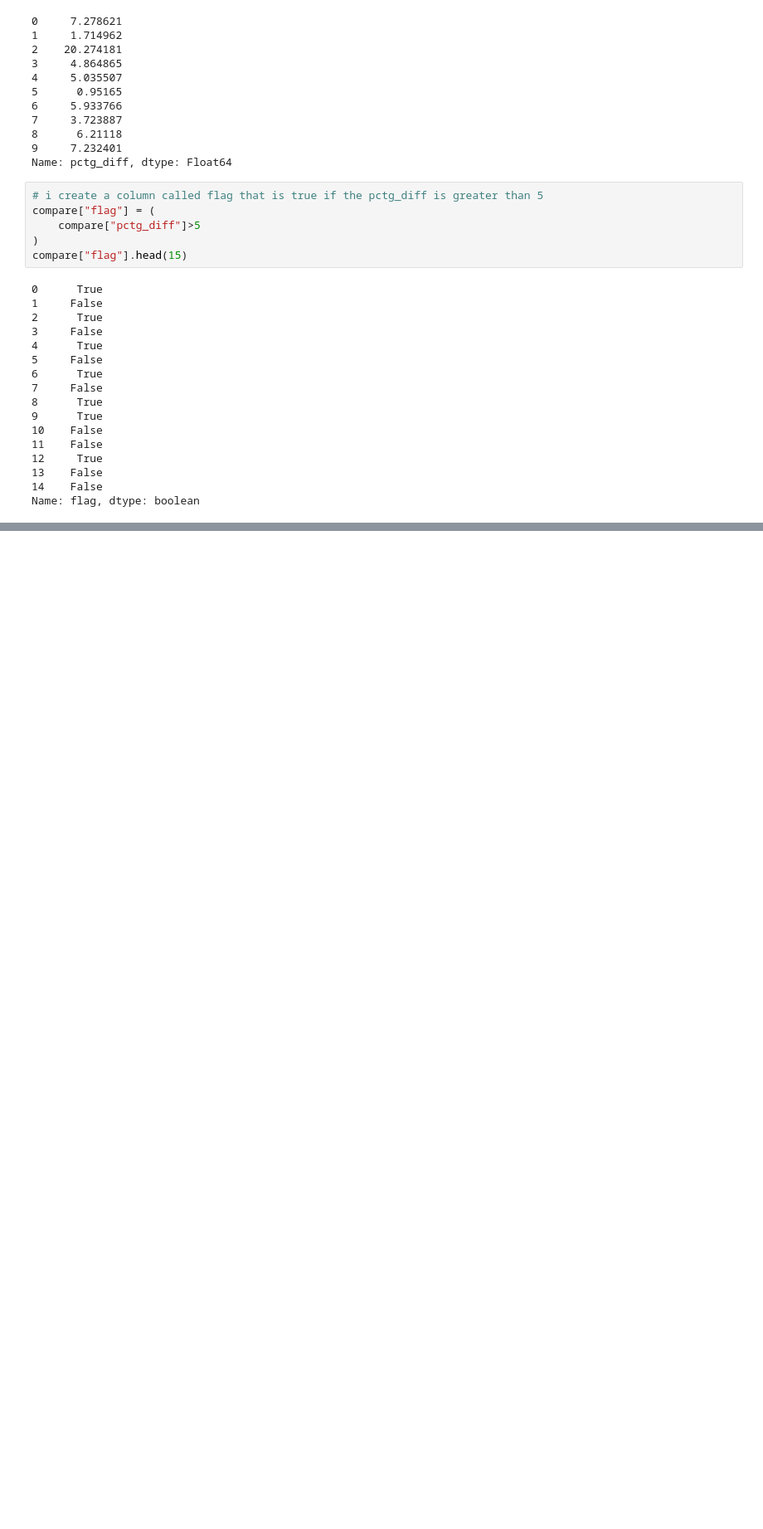
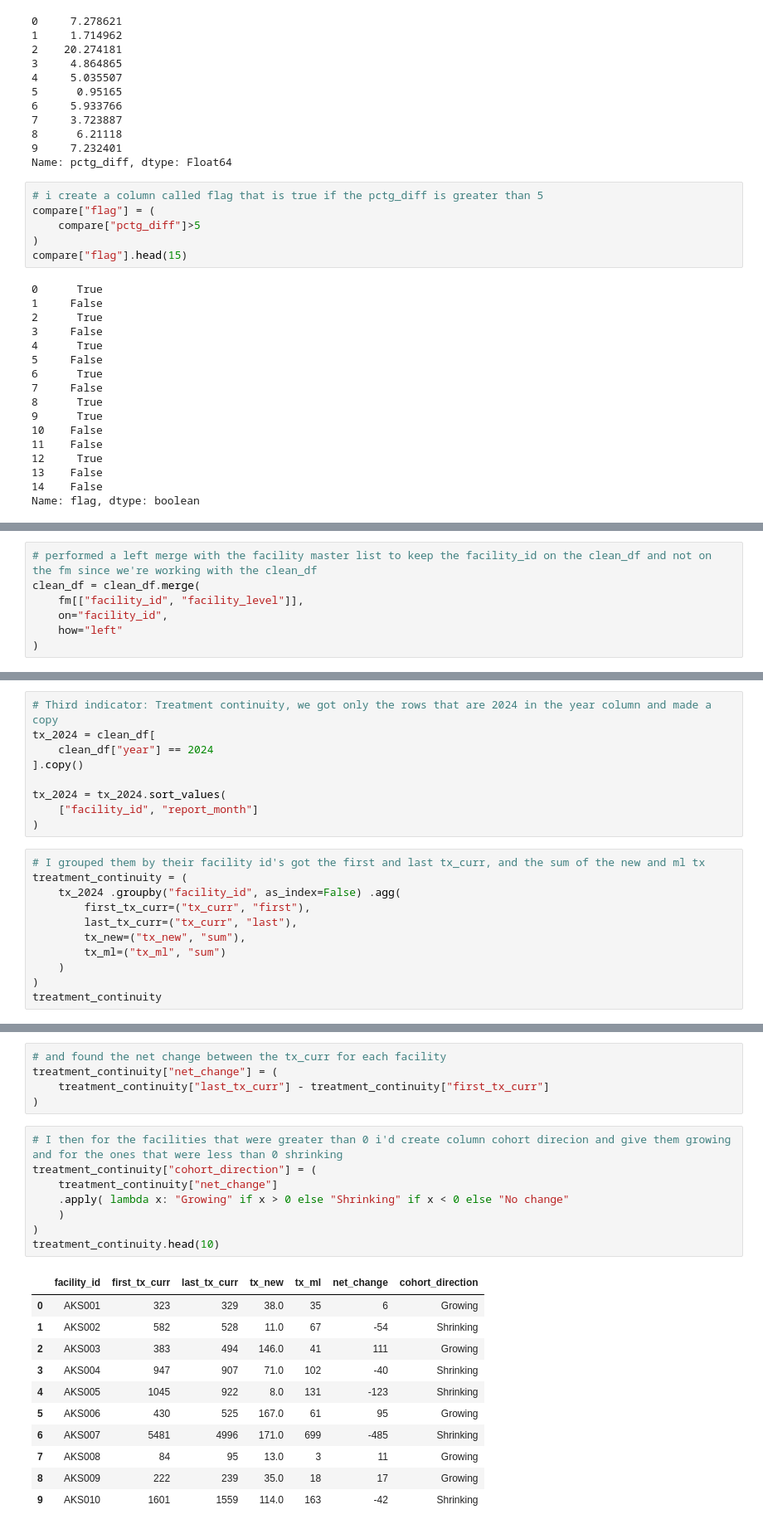
Before and after one commit to AlozieCollins/Intern-dataset-work, a Jupyter notebook: work.ipynb, the cells around one changed output, grey strips where cells are left out. Shown at 83% size. Saved outputs shown, nothing was run; the diff lists cells and outputs as text; blank space fills up the shorter version.

Commit message:
Computed the programme indicators from 1-7

```diff
--- a/work.ipynb
+++ b/work.ipynb
@@ -1013,0 +1038,7 @@ flag_disagg.head(10)
+# %%
+# performed a left merge with the facility master list to keep the facility_id on the clean_df and not on the fm since we're working with the clean_df
+clean_df = clean_df.merge(
+    fm[["facility_id", "facility_level"]],
+    on="facility_id",
+    how="left"
+)
@@ -1013,0 +1150,20 @@ flag_disagg.head(10)
+# %%
+# Third indicator: Treatment continuity, we got only the rows that are 2024 in the year column and made a copy
+tx_2024 = clean_df[
+    clean_df["year"] == 2024
+].copy()
+
+tx_2024 = tx_2024.sort_values(
+    ["facility_id", "report_month"]
+)
+# %%
+# I grouped them by their facility id's got the first and last tx_curr, and the sum of the new and ml tx
+treatment_continuity = (
+    tx_2024 .groupby("facility_id", as_index=False) .agg(
+        first_tx_curr=("tx_curr", "first"),
+        last_tx_curr=("tx_curr", "last"),
+        tx_new=("tx_new", "sum"),
+        tx_ml=("tx_ml", "sum")
+    )
+)
+treatment_continuity
@@ -1013,0 +1184,25 @@ flag_disagg.head(10)
+# %%
+# and found the net change between the tx_curr for each facility
+treatment_continuity["net_change"] = (
+    treatment_continuity["last_tx_curr"] - treatment_continuity["first_tx_curr"]
+)
+# %%
+# I then for the facilities that were greater than 0 i'd create column cohort direcion and give them growing and for the ones that were less than 0 shrinking
+treatment_continuity["cohort_direction"] = (
+    treatment_continuity["net_change"]
+    .apply( lambda x: "Growing" if x > 0 else "Shrinking" if x < 0 else "No change"
+    )
+)
+treatment_continuity.head(10)
+# %% [output]
+|  | facility_id | first_tx_curr | last_tx_curr | tx_new | tx_ml | net_change | cohort_direction |
+| 0 | AKS001 | 323 | 329 | 38.0 | 35 | 6 | Growing |
+| 1 | AKS002 | 582 | 528 | 11.0 | 67 | -54 | Shrinking |
+| 2 | AKS003 | 383 | 494 | 146.0 | 41 | 111 | Growing |
+| 3 | AKS004 | 947 | 907 | 71.0 | 102 | -40 | Shrinking |
+| 4 | AKS005 | 1045 | 922 | 8.0 | 131 | -123 | Shrinking |
+| 5 | AKS006 | 430 | 525 | 167.0 | 61 | 95 | Growing |
+| 6 | AKS007 | 5481 | 4996 | 171.0 | 699 | -485 | Shrinking |
+| 7 | AKS008 | 84 | 95 | 13.0 | 3 | 11 | Growing |
+| 8 | AKS009 | 222 | 239 | 35.0 | 18 | 17 | Growing |
+| 9 | AKS010 | 1601 | 1559 | 114.0 | 163 | -42 | Shrinking |
```
Also changed, not shown: parts of 34 cells of this notebook, 1 other file.
